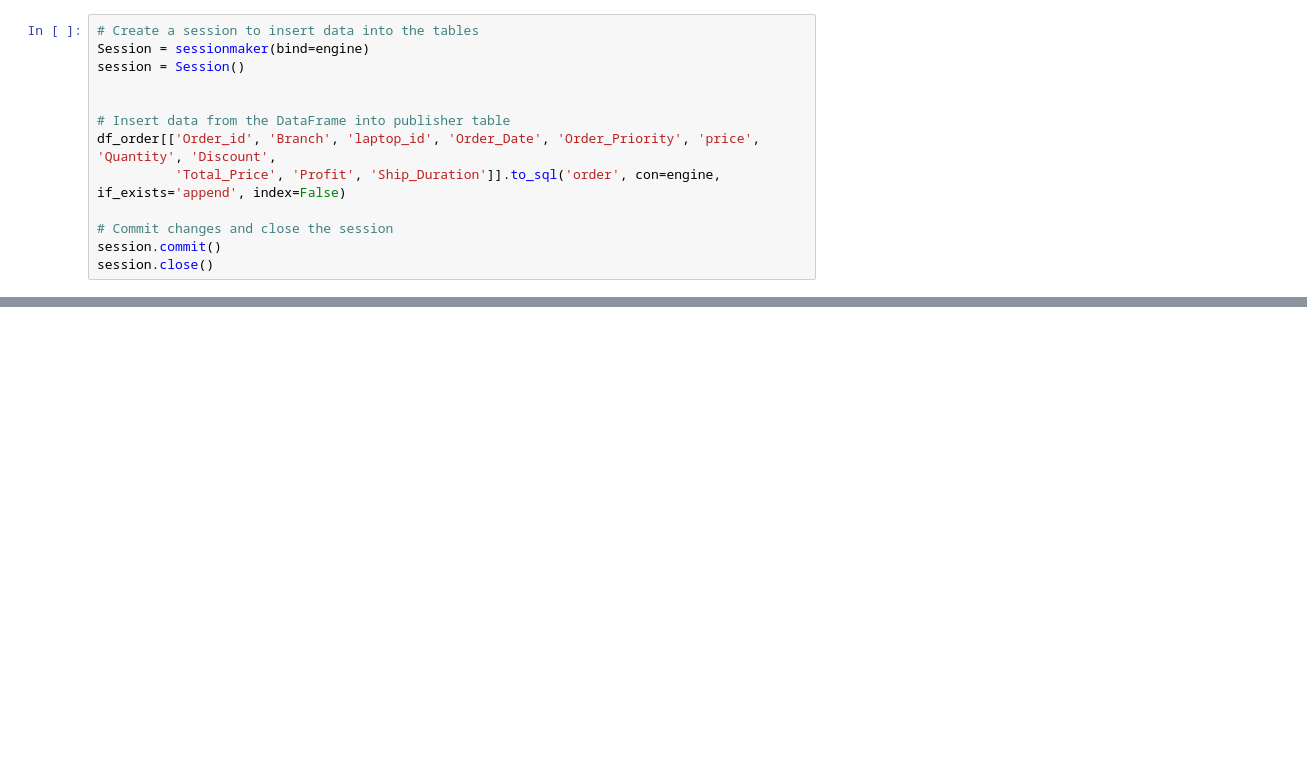
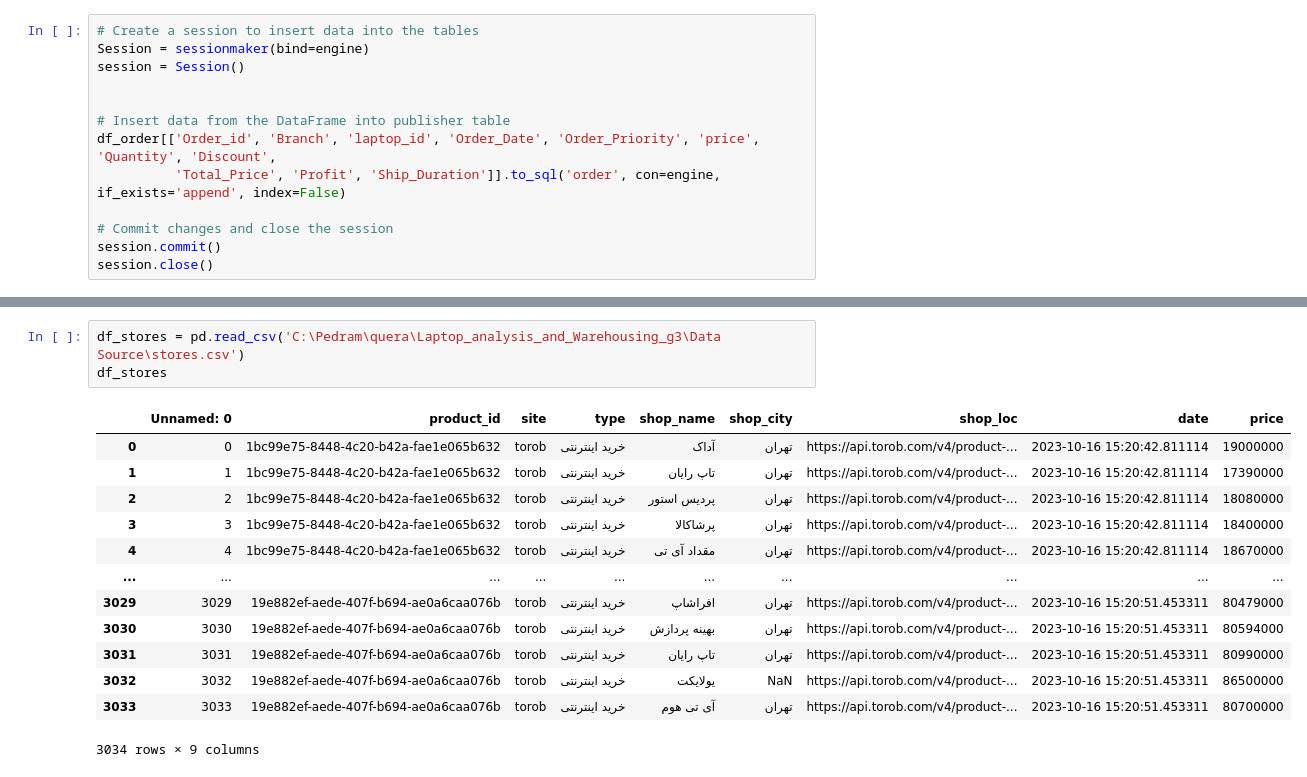
Before and after one commit to realBagher/Laptop_analysis_and_Warehousing_g3, a Jupyter notebook: DataBase/data cleaning.ipynb, the cells around one changed output, grey strips where cells are left out. Cells and saved outputs as stored; diff of their text form; blank space fills up the shorter version.

```diff
--- a/DataBase/data cleaning.ipynb
+++ b/DataBase/data cleaning.ipynb
@@ -154,0 +174,17 @@ session.close()
+# %%
+df_stores = pd.read_csv('C:\Pedram\quera\Laptop_analysis_and_Warehousing_g3\Data Source\stores.csv')
+df_stores
+# %% [output]
+|  | Unnamed: 0 | product_id | site | type | shop_name | shop_city | shop_loc | date | price |
+| 0 | 0 | 1bc99e75-8448-4c20-b42a-fae1e065b632 | torob | خرید اینترنتی | آداک | تهران | https://api.torob.com/v4/product-... | 2023-10-16 15:20:42.811114 | 19000000 |
+| 1 | 1 | 1bc99e75-8448-4c20-b42a-fae1e065b632 | torob | خرید اینترنتی | تاپ رایان | تهران | https://api.torob.com/v4/product-... | 2023-10-16 15:20:42.811114 | 17390000 |
+| 2 | 2 | 1bc99e75-8448-4c20-b42a-fae1e065b632 | torob | خرید اینترنتی | پردیس استور | تهران | https://api.torob.com/v4/product-... | 2023-10-16 15:20:42.811114 | 18080000 |
+| 3 | 3 | 1bc99e75-8448-4c20-b42a-fae1e065b632 | torob | خرید اینترنتی | پرشاکالا | تهران | https://api.torob.com/v4/product-... | 2023-10-16 15:20:42.811114 | 18400000 |
+| 4 | 4 | 1bc99e75-8448-4c20-b42a-fae1e065b632 | torob | خرید اینترنتی | مقداد آی تی | تهران | https://api.torob.com/v4/product-... | 2023-10-16 15:20:42.811114 | 18670000 |
+| ... | ... | ... | ... | ... | ... | ... | ... | ... | ... |
+| 3029 | 3029 | 19e882ef-aede-407f-b694-ae0a6caa076b | torob | خرید اینترنتی | افراشاپ | تهران | https://api.torob.com/v4/product-... | 2023-10-16 15:20:51.453311 | 80479000 |
+| 3030 | 3030 | 19e882ef-aede-407f-b694-ae0a6caa076b | torob | خرید اینترنتی | بهینه پردازش | تهران | https://api.torob.com/v4/product-... | 2023-10-16 15:20:51.453311 | 80594000 |
+| 3031 | 3031 | 19e882ef-aede-407f-b694-ae0a6caa076b | torob | خرید اینترنتی | تاپ رایان | تهران | https://api.torob.com/v4/product-... | 2023-10-16 15:20:51.453311 | 80990000 |
+| 3032 | 3032 | 19e882ef-aede-407f-b694-ae0a6caa076b | torob | خرید اینترنتی | یولایکت | NaN | https://api.torob.com/v4/product-... | 2023-10-16 15:20:51.453311 | 86500000 |
+| 3033 | 3033 | 19e882ef-aede-407f-b694-ae0a6caa076b | torob | خرید اینترنتی | آی تی هوم | تهران | https://api.torob.com/v4/product-... | 2023-10-16 15:20:51.453311 | 80700000 |
+3034 rows × 9 columns
```
Also changed, not shown: parts of 2 cells of this notebook.
